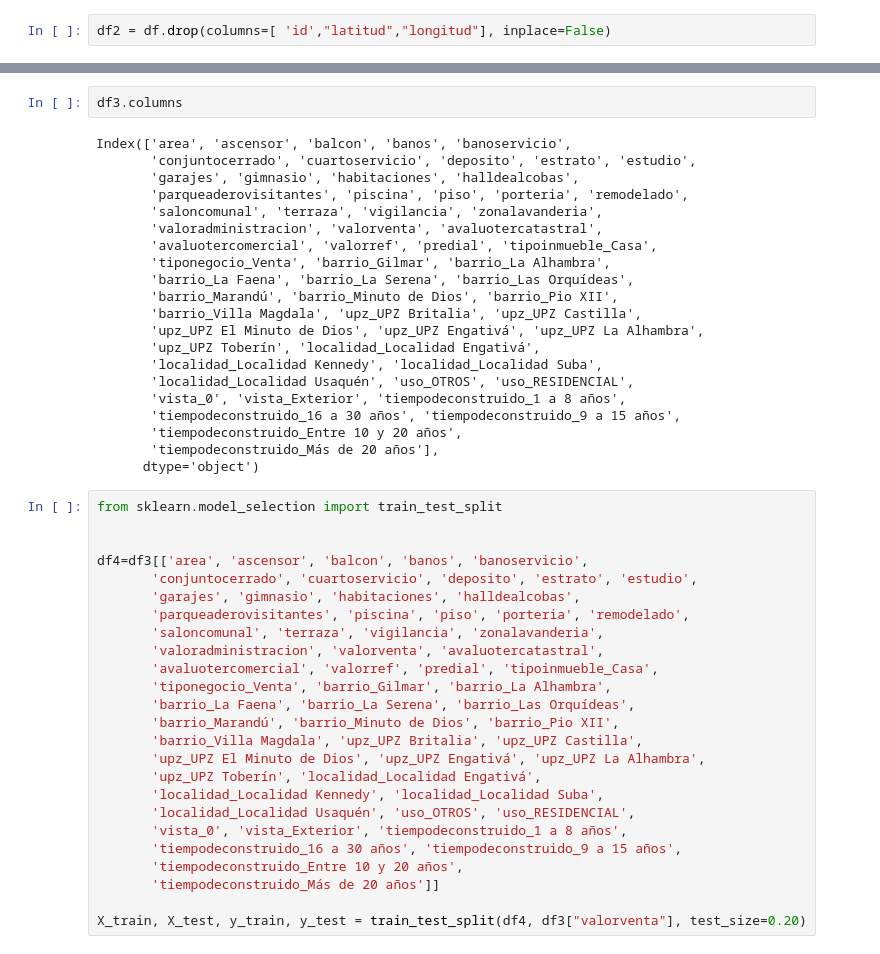
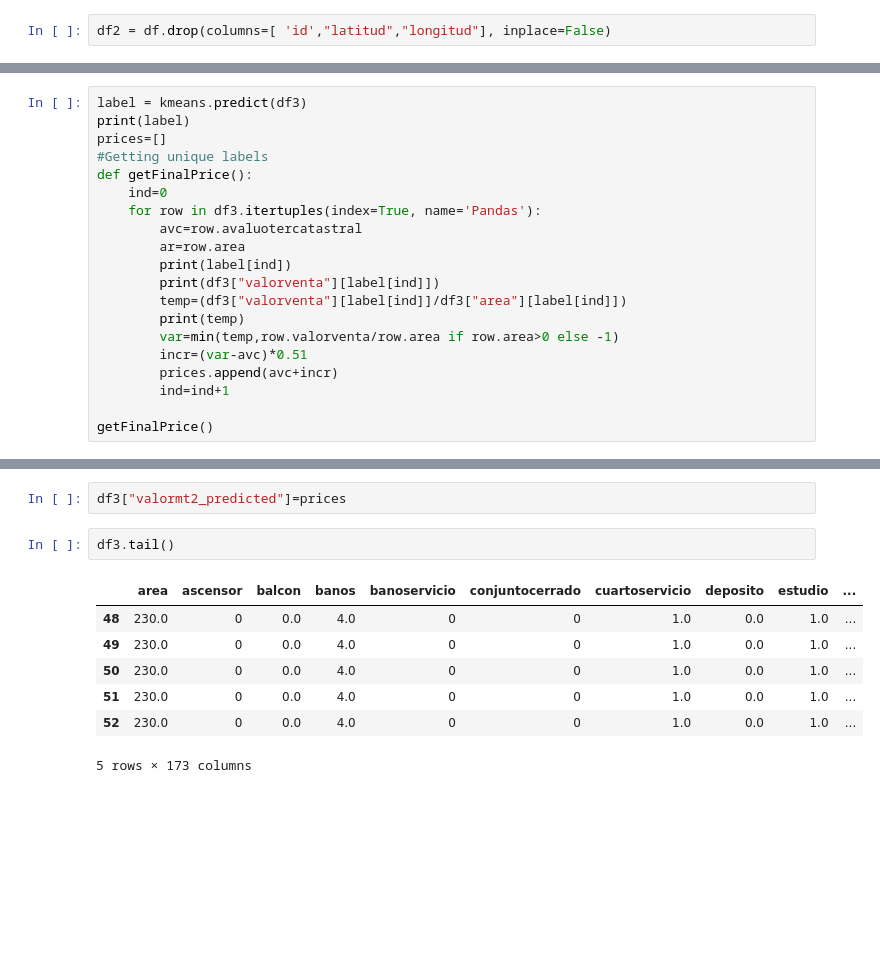
Before and after one commit to Lala341/algortimoVivienda, a Jupyter notebook: algorithm.ipynb, the cells around one changed output, grey strips where cells are left out. Cells and saved outputs as stored; diff of their text form; blank space fills up the shorter version.

```diff
--- a/algorithm.ipynb
+++ b/algorithm.ipynb
@@ -358,0 +496,20 @@ for i in df3.columns:
+# %%
+label = kmeans.predict(df3)
+print(label)
+prices=[]
+#Getting unique labels
+def getFinalPrice():
+    ind=0
+    for row in df3.itertuples(index=True, name='Pandas'):
+        avc=row.avaluotercatastral
+        ar=row.area
+        print(label[ind])
+        print(df3["valorventa"][label[ind]])
+        temp=(df3["valorventa"][label[ind]]/df3["area"][label[ind]])
+        print(temp)
+        var=min(temp,row.valorventa/row.area if row.area>0 else -1)
+        incr=(var-avc)*0.51
+        prices.append(avc+incr)
+        ind=ind+1
+
+getFinalPrice()
@@ -359,48 +534,12 @@ for i in df3.columns:
+# %%
+df3["valormt2_predicted"]=prices
 # %%
-df3.columns
+df3.tail()
 # %% [output]
+|  | area | ascensor | balcon | banos | banoservicio | conjuntocerrado | cuartoservicio | deposito | estudio | ... |
+| 48 | 230.0 | 0 | 0.0 | 4.0 | 0 | 0 | 1.0 | 0.0 | 1.0 | ... |
+| 49 | 230.0 | 0 | 0.0 | 4.0 | 0 | 0 | 1.0 | 0.0 | 1.0 | ... |
+| 50 | 230.0 | 0 | 0.0 | 4.0 | 0 | 0 | 1.0 | 0.0 | 1.0 | ... |
+| 51 | 230.0 | 0 | 0.0 | 4.0 | 0 | 0 | 1.0 | 0.0 | 1.0 | ... |
+| 52 | 230.0 | 0 | 0.0 | 4.0 | 0 | 0 | 1.0 | 0.0 | 1.0 | ... |
-Index(['area', 'ascensor', 'balcon', 'banos', 'banoservicio',
-       'conjuntocerrado', 'cuartoservicio', 'deposito', 'estrato', 'estudio',
-       'garajes', 'gimnasio', 'habitaciones', 'halldealcobas',
-       'parqueaderovisitantes', 'piscina', 'piso', 'porteria', 'remodelado',
-       'saloncomunal', 'terraza', 'vigilancia', 'zonalavanderia',
-       'valoradministracion', 'valorventa', 'avaluotercatastral',
-       'avaluotercomercial', 'valorref', 'predial', 'tipoinmueble_Casa',
-       'tiponegocio_Venta', 'barrio_Gilmar', 'barrio_La Alhambra',
-       'barrio_La Faena', 'barrio_La Serena', 'barrio_Las Orquídeas',
-       'barrio_Marandú', 'barrio_Minuto de Dios', 'barrio_Pio XII',
-       'barrio_Villa Magdala', 'upz_UPZ Britalia', 'upz_UPZ Castilla',
-       'upz_UPZ El Minuto de Dios', 'upz_UPZ Engativá', 'upz_UPZ La Alhambra',
-       'upz_UPZ Toberín', 'localidad_Localidad Engativá',
-       'localidad_Localidad Kennedy', 'localidad_Localidad Suba',
-       'localidad_Localidad Usaquén', 'uso_OTROS', 'uso_RESIDENCIAL',
-       'vista_0', 'vista_Exterior', 'tiempodeconstruido_1 a 8 años',
-       'tiempodeconstruido_16 a 30 años', 'tiempodeconstruido_9 a 15 años',
-       'tiempodeconstruido_Entre 10 y 20 años',
-       'tiempodeconstruido_Más de 20 años'],
-      dtype='object')
+5 rows × 173 columns
-# %%
-from sklearn.model_selection import train_test_split
-
-
-df4=df3[['area', 'ascensor', 'balcon', 'banos', 'banoservicio',
-       'conjuntocerrado', 'cuartoservicio', 'deposito', 'estrato', 'estudio',
-       'garajes', 'gimnasio', 'habitaciones', 'halldealcobas',
-       'parqueaderovisitantes', 'piscina', 'piso', 'porteria', 'remodelado',
-       'saloncomunal', 'terraza', 'vigilancia', 'zonalavanderia',
-       'valoradministracion', 'valorventa', 'avaluotercatastral',
-       'avaluotercomercial', 'valorref', 'predial', 'tipoinmueble_Casa',
-       'tiponegocio_Venta', 'barrio_Gilmar', 'barrio_La Alhambra',
-       'barrio_La Faena', 'barrio_La Serena', 'barrio_Las Orquídeas',
-       'barrio_Marandú', 'barrio_Minuto de Dios', 'barrio_Pio XII',
-       'barrio_Villa Magdala', 'upz_UPZ Britalia', 'upz_UPZ Castilla',
-       'upz_UPZ El Minuto de Dios', 'upz_UPZ Engativá', 'upz_UPZ La Alhambra',
-       'upz_UPZ Toberín', 'localidad_Localidad Engativá',
-       'localidad_Localidad Kennedy', 'localidad_Localidad Suba',
-       'localidad_Localidad Usaquén', 'uso_OTROS', 'uso_RESIDENCIAL',
-       'vista_0', 'vista_Exterior', 'tiempodeconstruido_1 a 8 años',
-       'tiempodeconstruido_16 a 30 años', 'tiempodeconstruido_9 a 15 años',
-       'tiempodeconstruido_Entre 10 y 20 años',
-       'tiempodeconstruido_Más de 20 años']]
-
-X_train, X_test, y_train, y_test = train_test_split(df4, df3["valorventa"], test_size=0.20)
```
Also changed, not shown: parts of 37 cells of this notebook, 1 other file.
